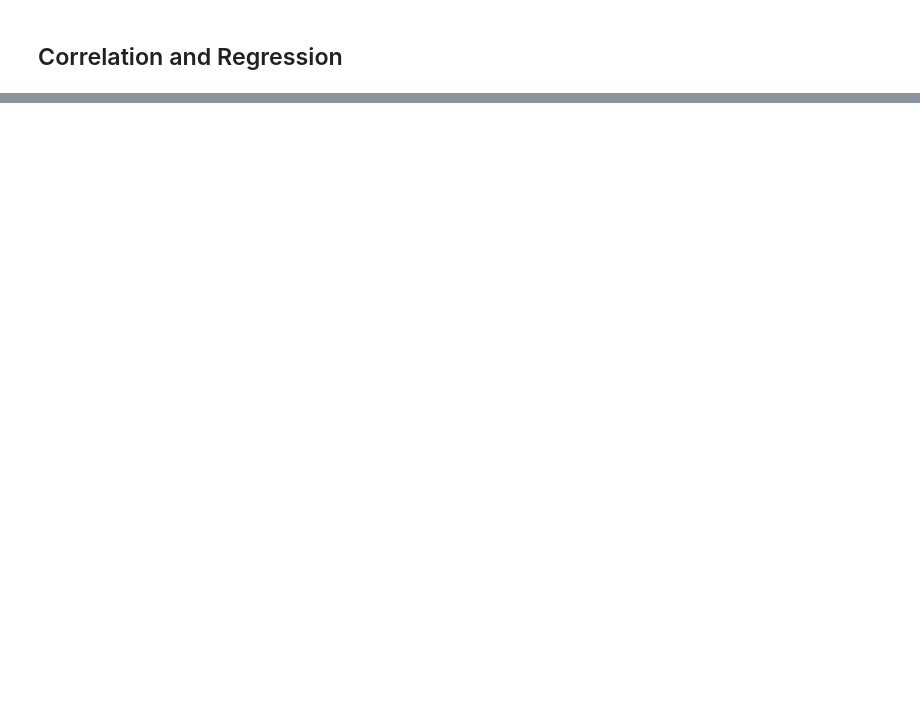
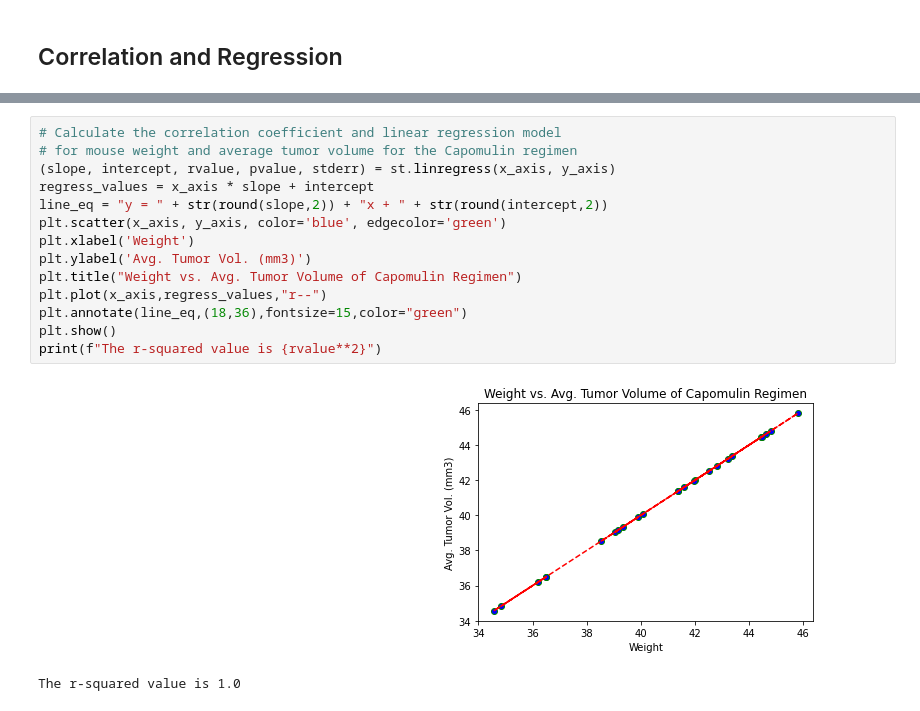
Before and after one commit to cchitec/matplotlib_challenge, a Jupyter notebook: Pymaceuticals/pymaceuticals_starter.ipynb, the cells around one changed output, grey strips where cells are left out. Drawn from its saved outputs; the diff is of its cells as text; blank space fills up the shorter version.

```diff
--- a/Pymaceuticals/pymaceuticals_starter.ipynb
+++ b/Pymaceuticals/pymaceuticals_starter.ipynb
@@ -322,0 +359,17 @@ plt.show()
+# %%
+# Calculate the correlation coefficient and linear regression model
+# for mouse weight and average tumor volume for the Capomulin regimen
+(slope, intercept, rvalue, pvalue, stderr) = st.linregress(x_axis, y_axis)
+regress_values = x_axis * slope + intercept
+line_eq = "y = " + str(round(slope,2)) + "x + " + str(round(intercept,2))
+plt.scatter(x_axis, y_axis, color='blue', edgecolor='green')
+plt.xlabel('Weight')
+plt.ylabel('Avg. Tumor Vol. (mm3)')
+plt.title("Weight vs. Avg. Tumor Volume of Capomulin Regimen")
+plt.plot(x_axis,regress_values,"r--")
+plt.annotate(line_eq,(18,36),fontsize=15,color="green")
+plt.show()
+print(f"The r-squared value is {rvalue**2}")
+# %% [output]
+[figure, added]
+The r-squared value is 1.0
```
Also changed, not shown: parts of 5 cells of this notebook.
